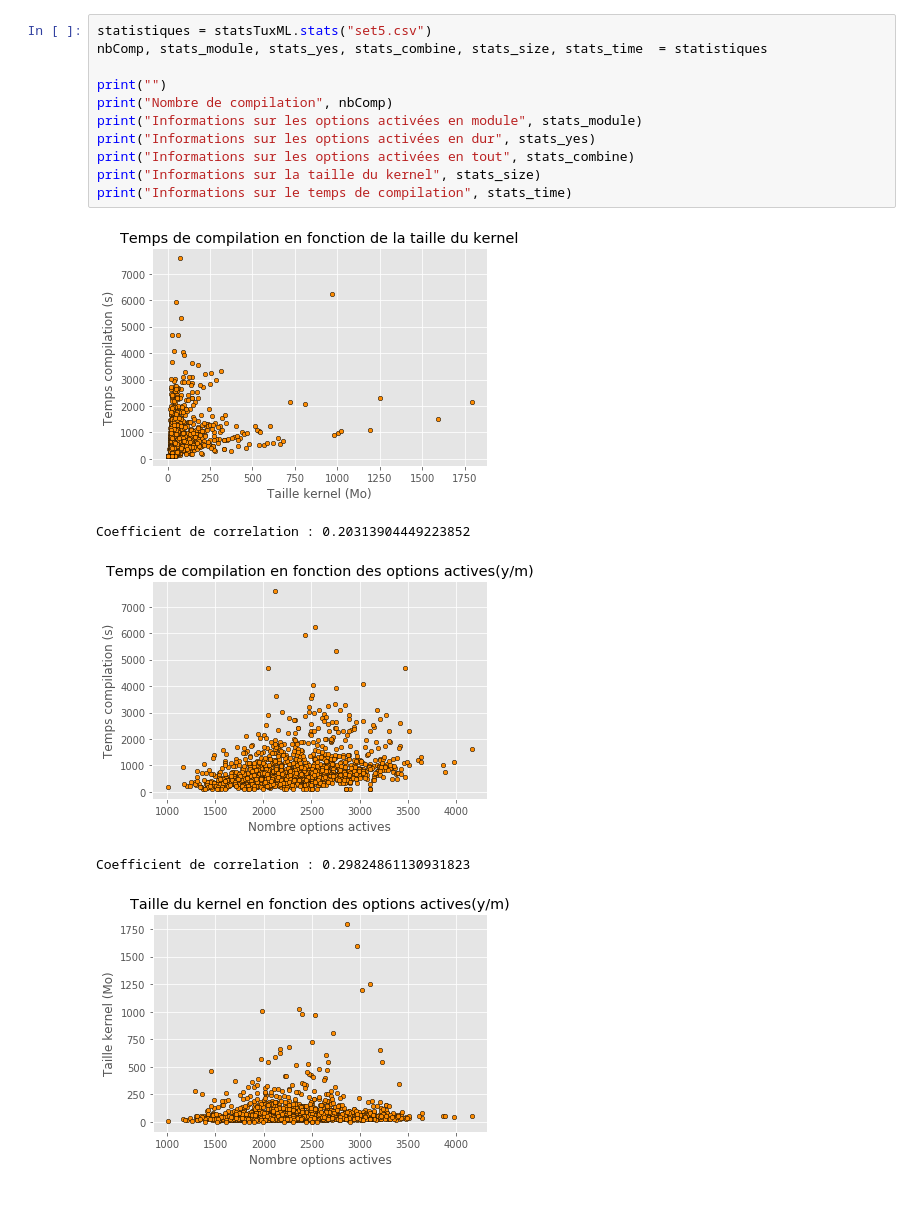
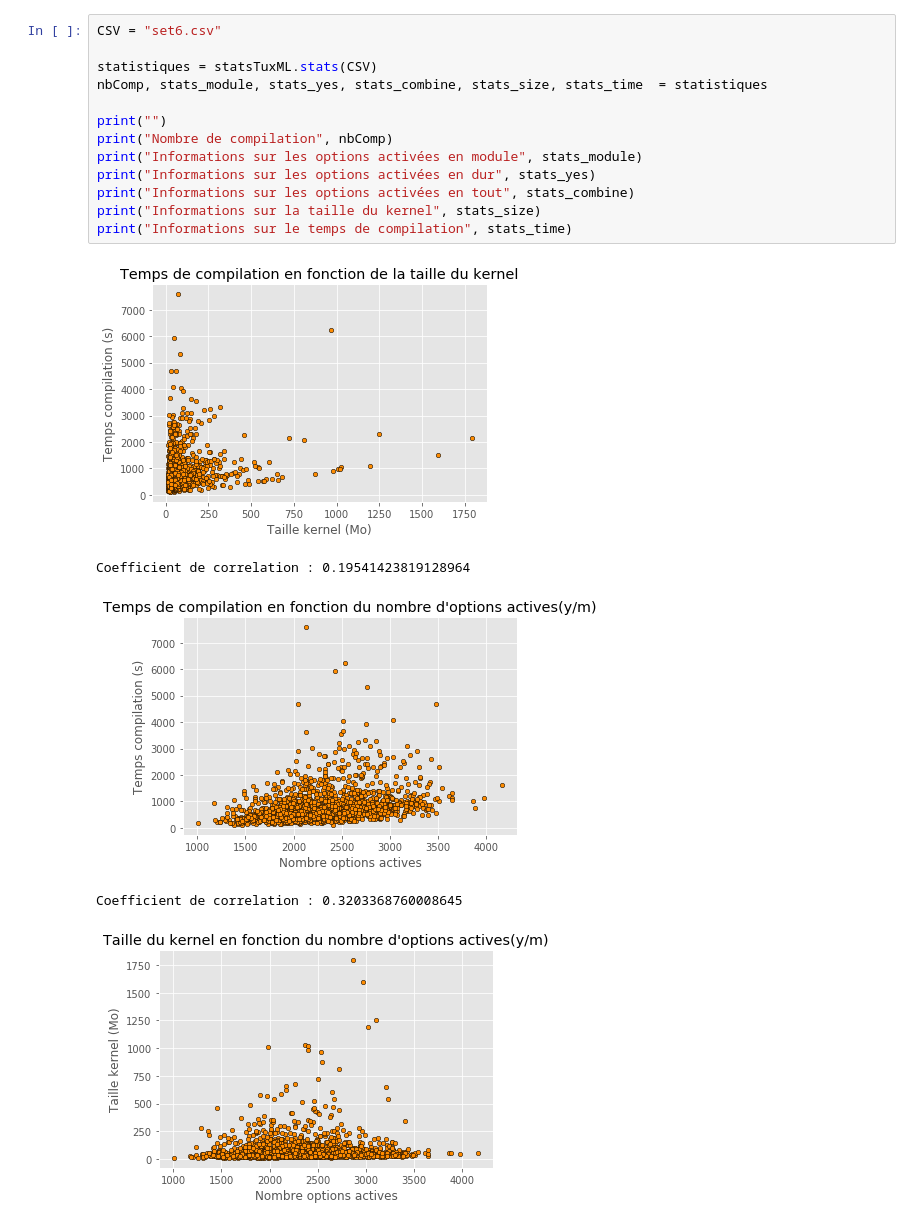
Before and after one commit to TuxML/ML, a Jupyter notebook: stats.ipynb, the cells around one changed output. Saved outputs shown, nothing was run; the diff lists cells and outputs as text.

```diff
--- a/stats.ipynb
+++ b/stats.ipynb
@@ -15,19 +16,21 @@ from sklearn.metrics import mean_absolute_error
 from sklearn.metrics import mean_squared_error
 from sklearn.metrics import r2_score
 # %%
-statistiques = statsTuxML.stats("set5.csv")
+CSV = "set6.csv"
+
+statistiques = statsTuxML.stats(CSV)
 nbComp, stats_module, stats_yes, stats_combine, stats_size, stats_time  = statistiques
 
 print("")
 print("Nombre de compilation", nbComp)
 print("Informations sur les options activées en module", stats_module)
 print("Informations sur les options activées en dur", stats_yes)
 print("Informations sur les options activées en tout", stats_combine)
 print("Informations sur la taille du kernel", stats_size)
 print("Informations sur le temps de compilation", stats_time)
 # %% [output]
-[figure, old version]
+[figure, new version]
-Coefficient de correlation : 0.20313904449223852
+Coefficient de correlation : 0.19541423819128964
-[figure, old version]
+[figure, new version]
-Coefficient de correlation : 0.29824861130931823
+Coefficient de correlation : 0.3203368760008645
-[figure, old version]
+[figure, new version]
```
Also changed, not shown: parts of 11 cells of this notebook, 1 other file.
